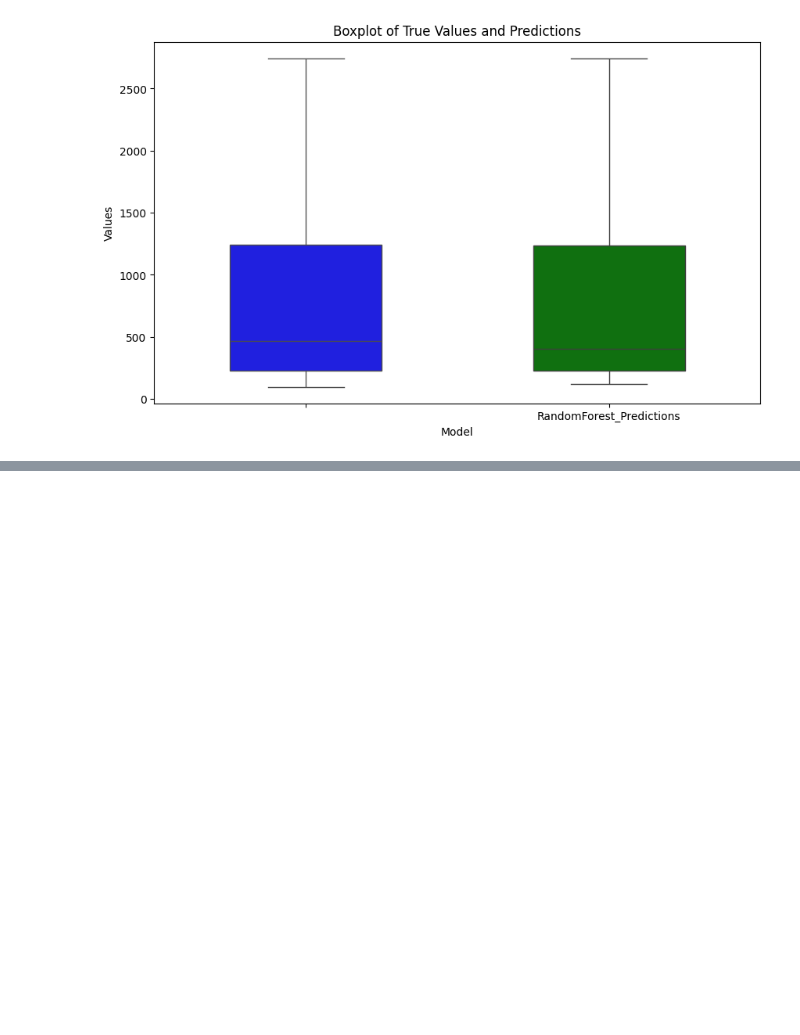
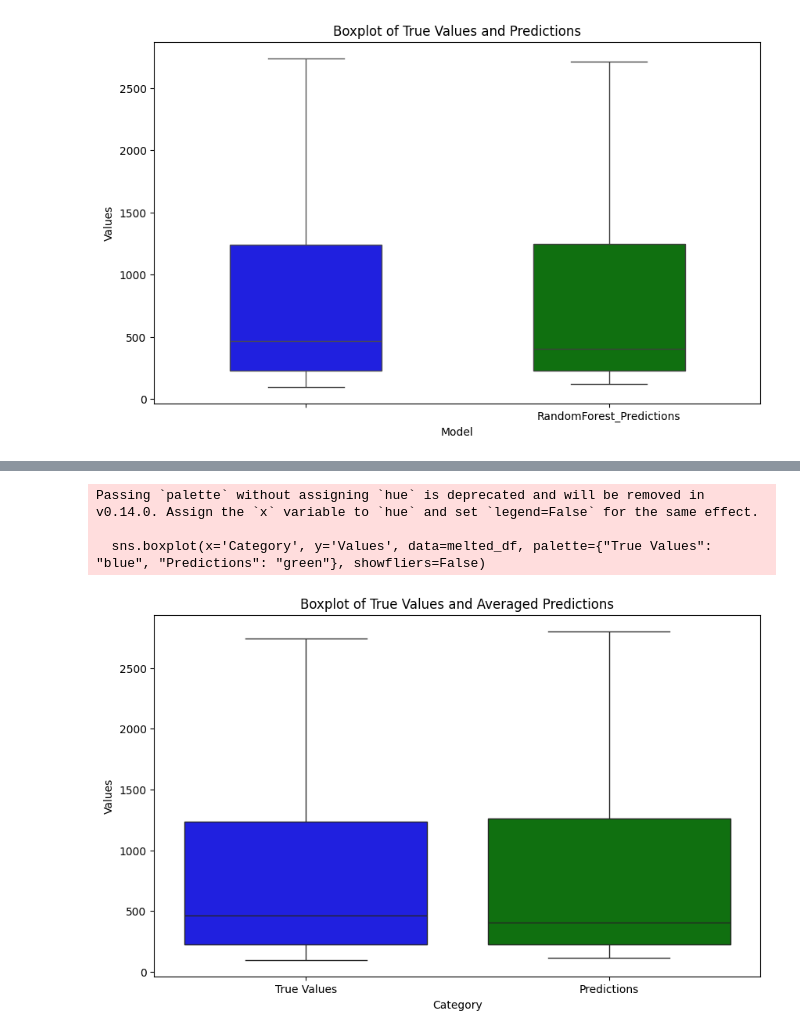
Before and after one commit to Hitesh-Nimbalkar/ML_Project, a Jupyter notebook: Notebook/Model_building.ipynb, the cells around one changed output, grey strips where cells are left out. Drawn from its saved outputs; the diff is of its cells as text; code cells hidden in the pictures; blank space fills up the shorter version.

```diff
--- a/Notebook/Model_building.ipynb
+++ b/Notebook/Model_building.ipynb
@@ -903,3 +967,31 @@ plt.show()
+# %%
+import seaborn as sns
+import matplotlib.pyplot as plt
+
+# Assuming you have results_comparison DataFrame
+plt.figure(figsize=(10, 6))
+
+# Combine "Test_Data" and "Averaged_Predictions" into a single DataFrame for plotting
+combined_df = pd.concat([prediction_df["Test_Data"].rename("True Values"),
+                        prediction_df["Predictions"].rename("Predictions")],
+                       axis=1)
+
+# Melt the DataFrame to have a 'variable' column for hue
+melted_df = pd.melt(combined_df, var_name='Category', value_name='Values')
+
+# Create a boxplot with hue to distinguish between true values and predictions
+sns.boxplot(x='Category', y='Values', data=melted_df, palette={"True Values": "blue", "Predictions": "green"}, showfliers=False)
+
+plt.title('Boxplot of True Values and Averaged Predictions')
+plt.ylabel('Values')
+
+# Show the plot
+plt.show()
+# %% [output]
+Passing `palette` without assigning `hue` is deprecated and will be removed in v0.14.0. Assign the `x` variable to `hue` and set `legend=False` for the same effect.
+
+  sns.boxplot(x='Category', y='Values', data=melted_df, palette={"True Values": "blue", "Predictions": "green"}, showfliers=False)
+[figure, added]
 # %%
 import os
 import pickle
```
Also changed, not shown: parts of 17 cells of this notebook, 3 other files.
